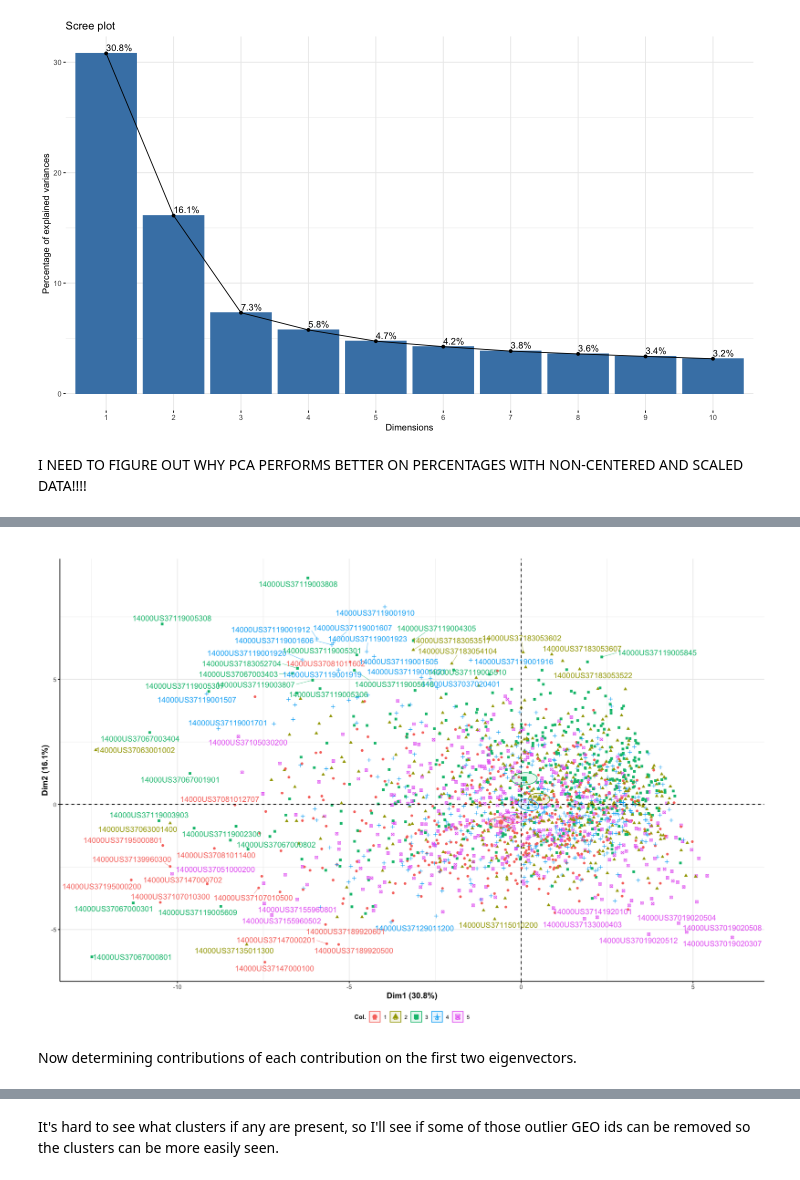
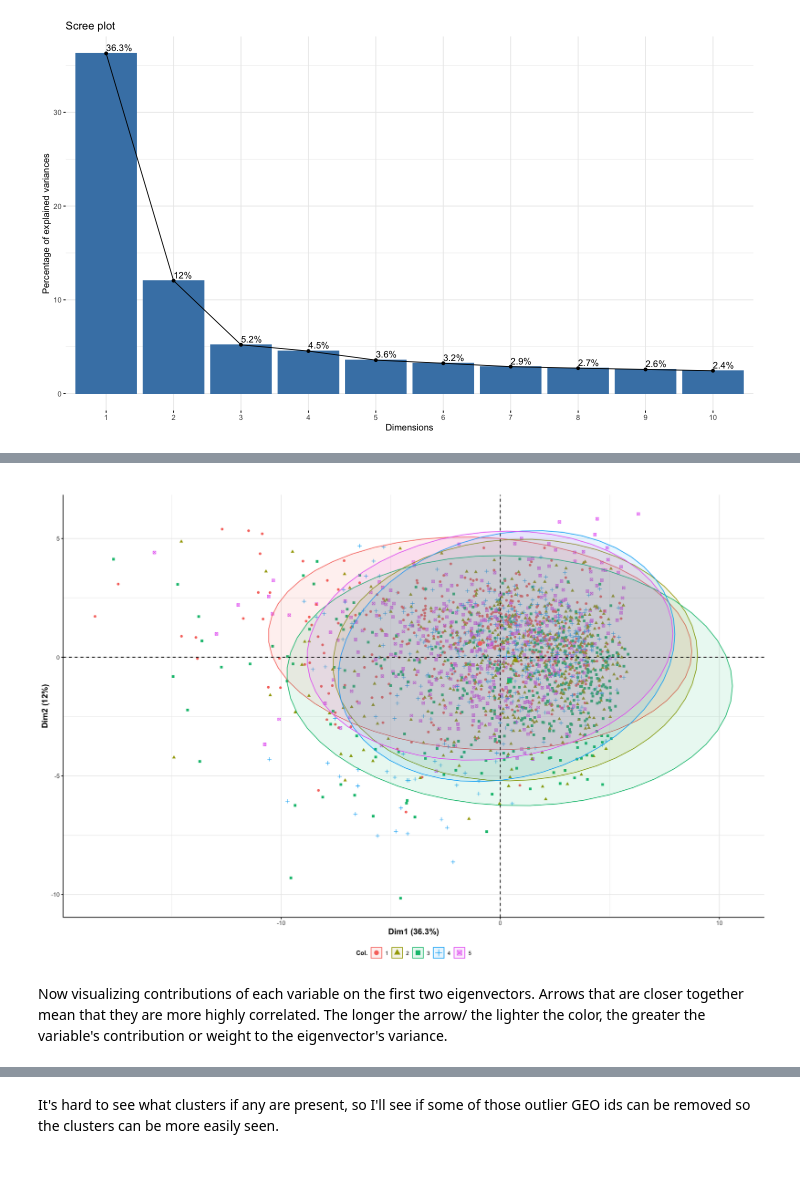
Before and after one commit to UNC-CEMALB/ENVIROSCAN, a Jupyter notebook: 3. Sociodemographic Clustering/Sociodemographic Clustering.ipynb, the cells around one changed output, grey strips where cells are left out. Cells and saved outputs as stored; diff of their text form; code cells hidden in the pictures.

```diff
--- a/3. Sociodemographic Clustering/Sociodemographic Clustering.ipynb
+++ b/3. Sociodemographic Clustering/Sociodemographic Clustering.ipynb
@@ -1,16 +5,17 @@
 # %%
 setwd('/Users/alexis/Library/CloudStorage/OneDrive-UniversityofNorthCarolinaatChapelHill/CEMALB_DataAnalysisPM/Projects/P1009. NC ENVRIOSCAN/P1009.3. Analyses/P1009.3.4. Sociodemographic Clustering/Input')
 Output = ('/Users/alexis/Library/CloudStorage/OneDrive-UniversityofNorthCarolinaatChapelHill/CEMALB_DataAnalysisPM/Projects/P1009. NC ENVRIOSCAN/P1009.3. Analyses/P1009.3.4. Sociodemographic Clustering/Output')
-cur_date = "010723"
+cur_date = "010923"
 
+#library(ggbiplot)
 library(readxl)
 library(tidyverse)
-library(reshape2)
+#library(reshape2)
 library(Hmisc)
 library(factoextra)
 
 # reading in files
-acs_whp_df = data.frame(read_excel("010523_Imputed_ACS_WHP_Data.xlsx")) %>%
+acs_whp_df = data.frame(read_excel("010923_Imputed_ACS_WHP_Data.xlsx")) %>%
     # removing uneeded variables
     select(-c("Avg_ACRES", "Wildfire_Hazard_Potential_Quintile_Percentage"))
 # converting quintile col into a character
@@ -98,7 +60,7 @@ First using PCA to see if and how the WHP quintiles cluster based on the compres
 # %%
 # prepping df
-sociodemographic_pca_prep_df = acs_whp_df[,c(1,7:32)] %>%
-    # removing variables that were highly correlated, redundant, or not very relevant to WHP
+# removing variables that were not very relevant to WHP (ie. Sex Ratio)
+sociodemographic_pca_prep_df = acs_whp_df[,c(1,7:43)] %>%
 #     select(-c("Poverty_Female", "Poverty_Male", "Poverty_Adult", "Poverty_Children", "English_Speakers_Only",
 #               "Population_Over_18", "Population_Over_65", "Hispanic_Latino", "Sex_Ratio")) %>%
     column_to_rownames(var = "GEO_ID")
@@ -127,21 +89,20 @@ pca_sociodemographic_data = prcomp(sociodemographic_pca_prep_df, scale = TRUE, c
 options(repr.plot.width = 12, repr.plot.height = 7) #changing size
 fviz_eig(pca_sociodemographic_data, addlabels = TRUE)
 # %% [output]
-[figure, old version]
+[figure, new version]
-# %% [markdown]
-I NEED TO FIGURE OUT WHY PCA PERFORMS BETTER ON PERCENTAGES WITH NON-CENTERED AND SCALED DATA!!!!
 # %%
 # visualizing all data to detect outlier subjects
 options(repr.plot.width = 15, repr.plot.height = 10) #changing size
-fviz_pca_ind(pca_sociodemographic_data,
-             col.ind = as.character(acs_whp_df$Wildfire_Hazard_Potential_Quintile_Number), # color quintile
+fviz_pca_ind(pca_sociodemographic_data, geom.ind = "point", # removes geo ids
+             # coloring by WHP quintile
+             col.ind = factor(as.character(acs_whp_df$Wildfire_Hazard_Potential_Quintile_Number)),
              #adding 95% confidence ellipses for each group
              addEllipses = TRUE, # Concentration ellipses
-             ellipse.type = "confidence",
+             #ellipse.type = "confidence", # now making them concentration ellipses
              repel = TRUE, title = "") +
-theme(axis.line = element_line(colour = "black"), #making x and y axes black
+theme(axis.line = element_line(colour = "black"), # making x and y axes black
       legend.title = element_text(size = 9, face = "bold"),
       legend.text = element_text(size = 8),
       legend.position = 'bottom',
-      axis.title = element_text(face = "bold", size = rel(1.1))) #changes axis titles
+      axis.title = element_text(face = "bold", size = rel(1.1))) # changes axis titles
 # %% [output]
@@ -150,6 +109,6 @@ Warning message:
-[figure, old version]
+[figure, new version]
 # %% [markdown]
-Now determining contributions of each contribution on the first two eigenvectors.
+Now visualizing contributions of each variable on the first two eigenvectors. Arrows that are closer together mean that they are more highly correlated. The longer the arrow/ the lighter the color, the greater the variable's contribution or weight to the eigenvector's variance.
 # %%
 options(repr.plot.width=12, repr.plot.height=7) #changing size
 # choosing colors
```
Also changed, not shown: parts of 13 cells of this notebook.
